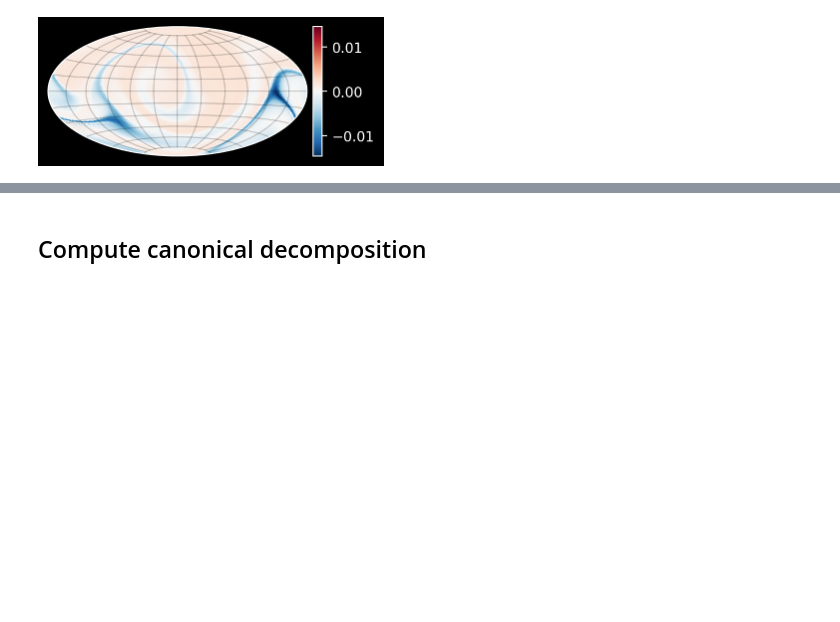
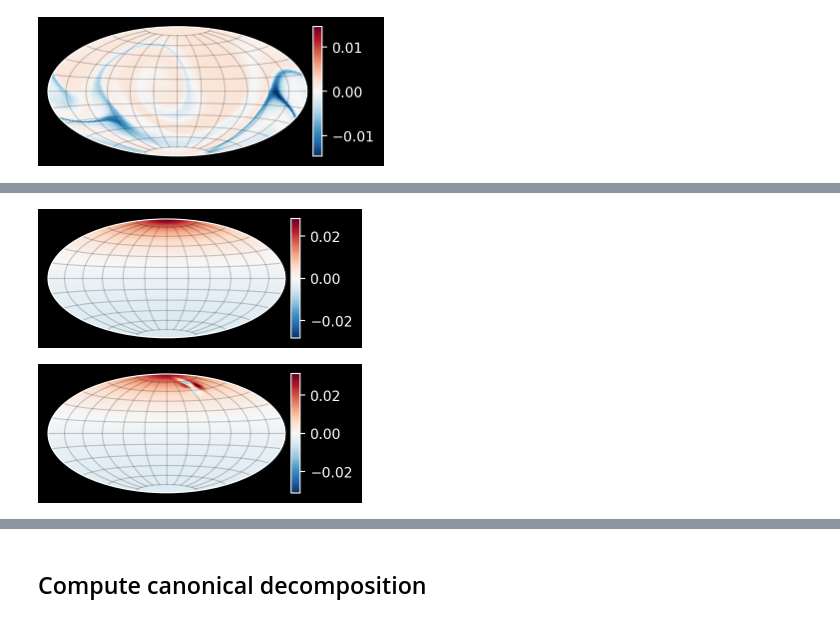
Before and after one commit to klasmodin/quflow, a Jupyter notebook: notebooks/basic-example.ipynb, the cells around one changed output, grey strips where cells are left out. Cells and saved outputs as stored; diff of their text form; code cells hidden in the pictures; blank space fills up the shorter version.

```diff
--- a/notebooks/basic-example.ipynb
+++ b/notebooks/basic-example.ipynb
@@ -192,0 +250,7 @@ anim
+# %%
+with plt.rc_context({'figure.figsize':(3,3)}):
+    qf.plot2(sim_mhd['fun',0,0],colorbar=True)
+    qf.plot2(sim_mhd['fun',-1,0],colorbar=True)
+# %% [output]
+[figure, added]
+[figure, added]
```
Also changed, not shown: parts of 8 cells of this notebook, 5 other files.
